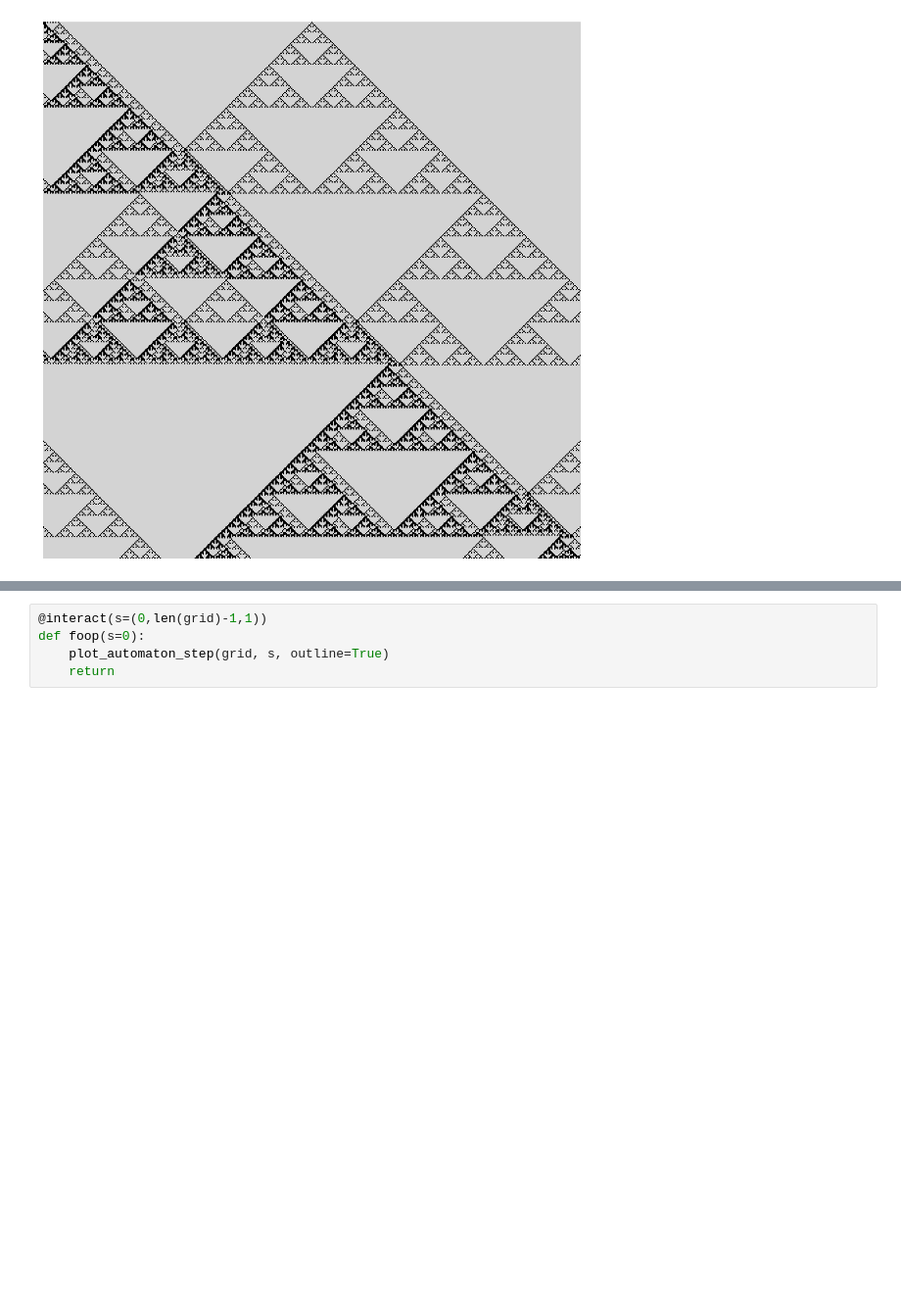
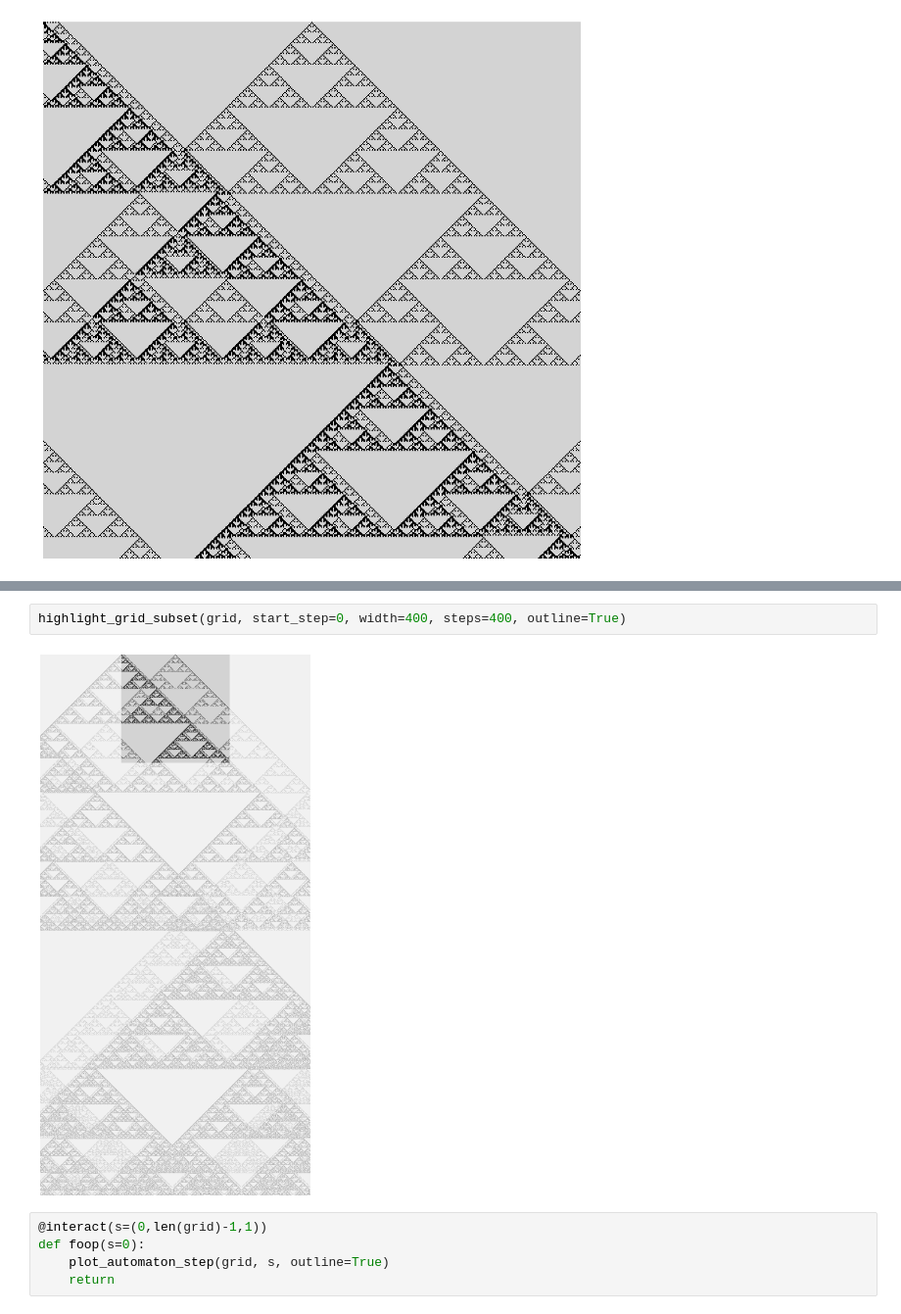
Before and after one commit to orome/turing-py, a Jupyter notebook: wolfram.ipynb, the cells around one changed output, grey strips where cells are left out. Shown at 98% size. Cells and saved outputs as stored; diff of their text form; blank space fills up the shorter version.

```diff
--- a/wolfram.ipynb
+++ b/wolfram.ipynb
@@ -245,3 +257,7 @@ NameError: name 'rule_90' is not defined
+# %%
+highlight_grid_subset(grid, start_step=0, width=400, steps=400, outline=True)
+# %% [output]
+[figure, added]
 # %%
 @interact(s=(0,len(grid)-1,1))
 def foop(s=0):
```
Also changed, not shown: parts of 7 cells of this notebook.
